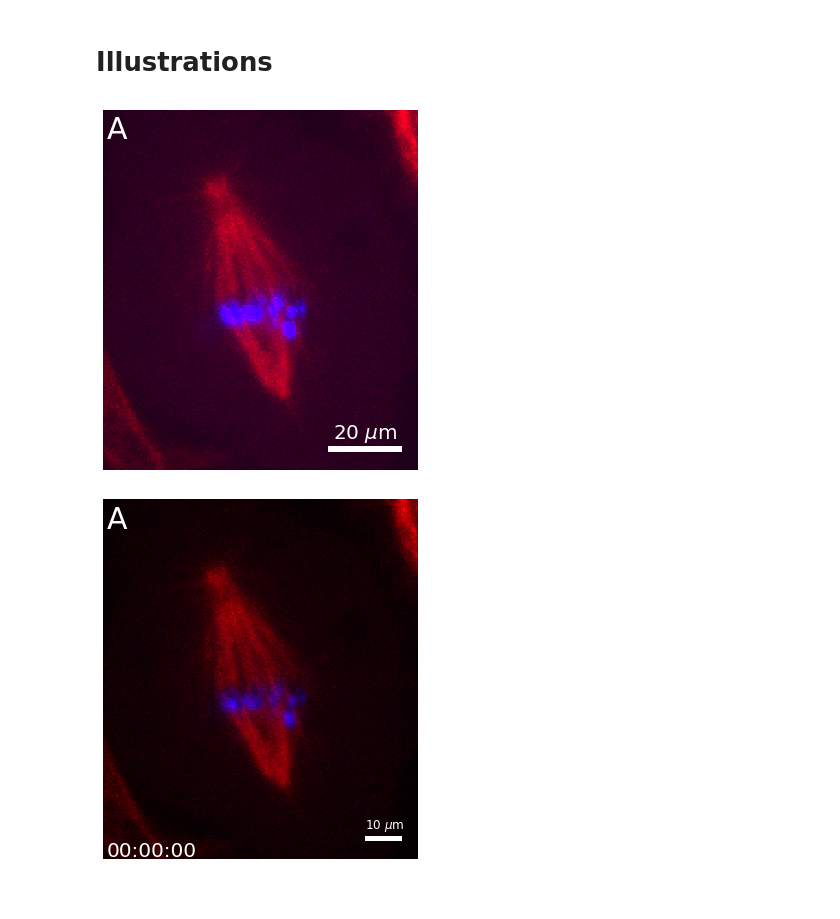
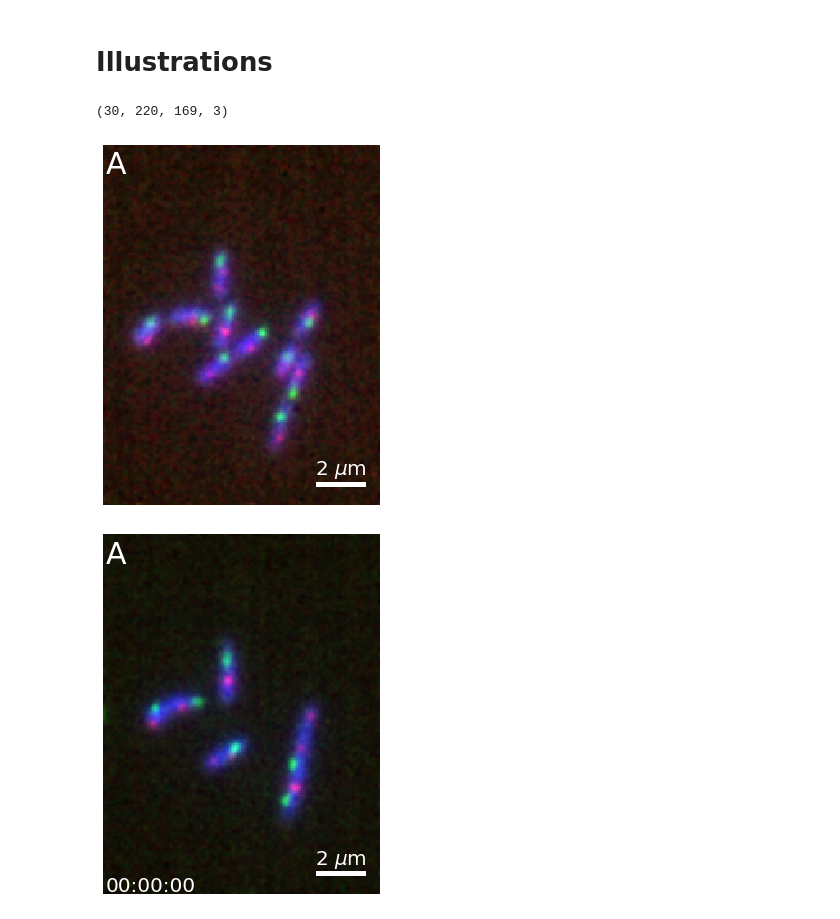
Before and after one commit to guiwitz/microfilm, a Jupyter notebook: notebooks/create_illustrations.ipynb, the cells around one changed output. Saved outputs shown, nothing was run; the diff lists cells and outputs as text; code cells hidden in the pictures.

Commit message:
new coli demo dataset

```diff
--- a/notebooks/create_illustrations.ipynb
+++ b/notebooks/create_illustrations.ipynb
@@ -4,3 +4,7 @@
 import numpy as np
 import skimage.io
 from microfilm.microplot import microshow
+# %%
+image.shape
+# %% [output]
+(30, 220, 169, 3)
@@ -7,27 +13,26 @@ from microfilm.microplot import microshow
 # %%
-image = skimage.io.imread('../microfilm/dataset/tests/Sample/mitosis.tif')
-im_proj = image.max(axis=1)[0]
-
-microim = microshow(images=im_proj, fig_scaling=5,
-                 cmaps=['pure_blue','pure_red'], limits=[[0,20000],[0,18000]],
-                 unit='um', scalebar_units=20, unit_per_pix=0.5, scale_text_centered=True, scale_font_size=20,
+image = skimage.io.imread('../demodata/coli_nucl_ori_ter.tif')
+#image = np.moveaxis(image, 3, 0)
+image_t10 = image[:,10]
+microim = microshow(images=image_t10, fig_scaling=5,
+                 cmaps=['pure_blue','pure_red', 'pure_green'],
+                 unit='um', scalebar_units=2, unit_per_pix=0.065, scale_text_centered=True, scale_font_size=20,
                  label_text='A', label_font_size=30)
 
 microim.ax.figure.savefig('../illustrations/composite.png', bbox_inches = 'tight', pad_inches = 0, dpi=600)
 # %% [output]
-[figure, old version]
+[figure, new version]
 # %%
 import numpy as np
 import skimage.io
 from microfilm.microanim import Microanim
 
-im_proj = np.moveaxis(image.max(axis=1),0,1)
-
-microanim = Microanim(data=im_proj, cmaps=['pure_blue','pure_red'],
-                unit='um', scalebar_units=10, unit_per_pix=0.5, fig_scaling=5)
+microanim = Microanim(data=image, cmaps=['pure_blue','pure_red', 'pure_green'], fig_scaling=5,
+                      unit='um', scalebar_units=2, unit_per_pix=0.065,
+                      scale_text_centered=True, scale_font_size=20,)
 microanim.microim.add_label('A', label_font_size=30)
-microanim.add_time_stamp('S', 5, location='lower left', timestamp_size=20)
+microanim.add_time_stamp('T', 10, location='lower left', timestamp_size=20)
 # %% [output]
-[figure, old version]
+[figure, new version]
 # %%
 microanim.save_movie('../illustrations/composite_movie.gif')
```
Also changed, not shown: parts of 2 cells of this notebook, 6 other files.
